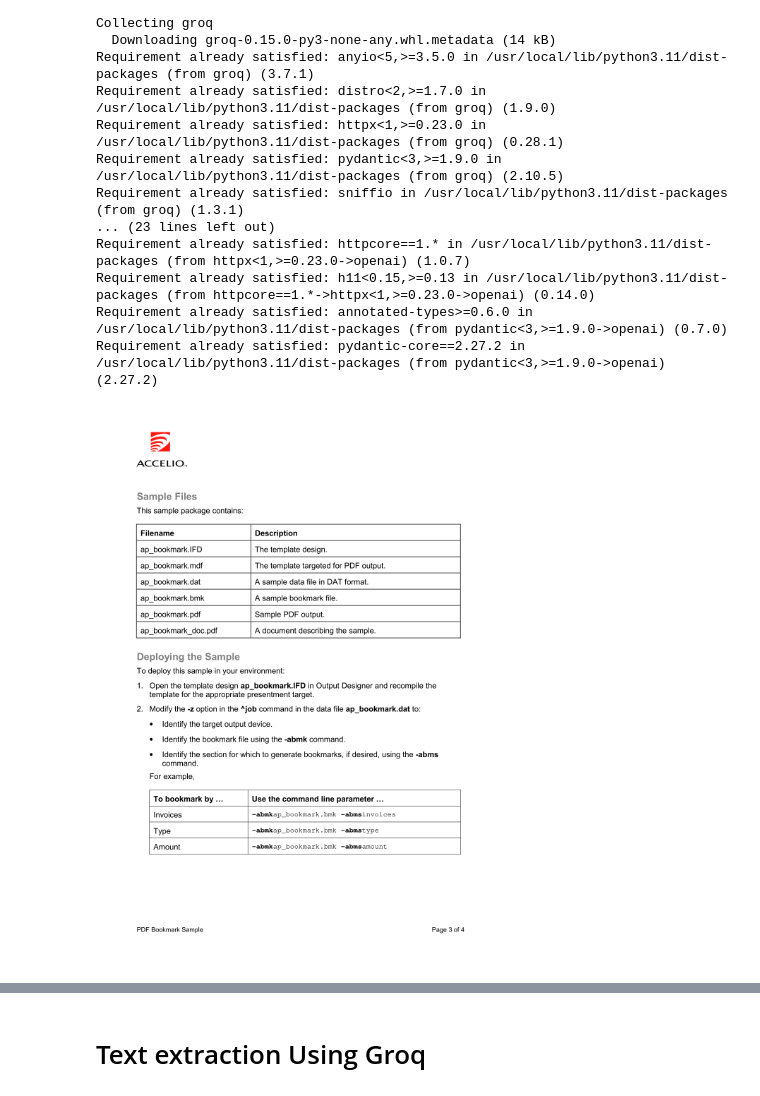
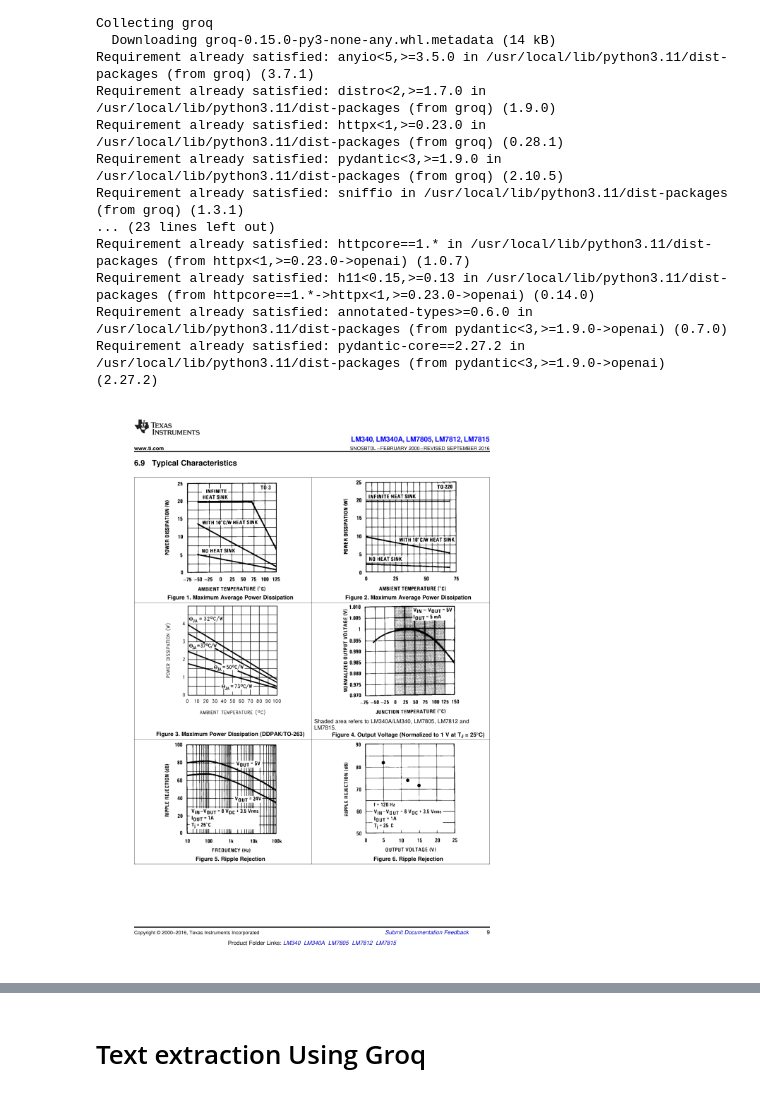
Before and after one commit to Kush210/GenAI-Bootcamp, a Jupyter notebook: Codes/Week_2/Day_4/Image_Extraction_and_Summarization.ipynb, the cells around one changed output, grey strips where cells are left out. Drawn from its saved outputs; the diff is of its cells as text; code cells hidden in the pictures.

Commit message:
Week 2 Day 5 updates.

```diff
--- a/Codes/Week_2/Day_4/Image_Extraction_and_Summarization.ipynb
+++ b/Codes/Week_2/Day_4/Image_Extraction_and_Summarization.ipynb
@@ -42,7 +42,7 @@ def convert_pdf_page_to_image(pdf_file_path, output_image_file_name, page_number
     output_image_file_name (str): Name of the output image file.
     """
     document = fitz.open(pdf_file_path)
-    page = document.load_page(page_number)
+    page = document.load_page(page_number-1)
 
     mat = fitz.Matrix(zoom, zoom)
     pix = page.get_pixmap(matrix=mat)
@@ -51,16 +51,15 @@ def convert_pdf_page_to_image(pdf_file_path, output_image_file_name, page_number
 
     document.close()
 # %%
-pdf_file_path = "./Week_2/Day_4/Files/example.pdf"
+pdf_file_path = "./Week_2/Day_4/Files/lm340.pdf"
 output_image_file_path = "./Week_2/Day_4/Files/output_image.png"
-page_number = 2  # First page
+page_number = 9  # First page
 zoom = 2  # Zoom factor
 convert_pdf_page_to_image(pdf_file_path, output_image_file_path, page_number, zoom)
+# Display the saved image
+display(Image(filename=output_image_file_path))
+# %% [output]
+[figure, added]
-# %%
-# Display the saved image
-display(Image(filename=output_image_file_path))
-# %% [output]
-[figure, removed]
 # %%
 # Function to encode the image in base64 format
 def encode_image(image_path):
```
Also changed, not shown: parts of 7 cells of this notebook, 10 other files.
